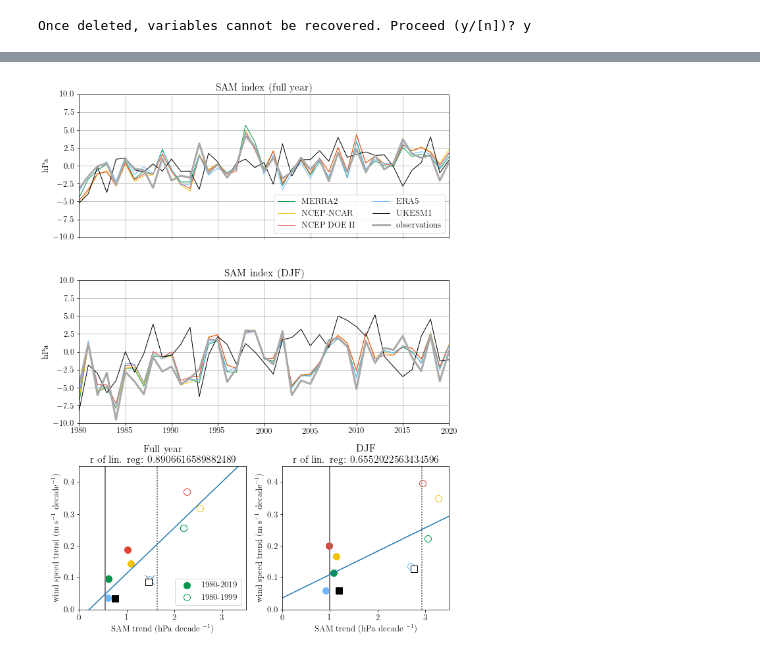
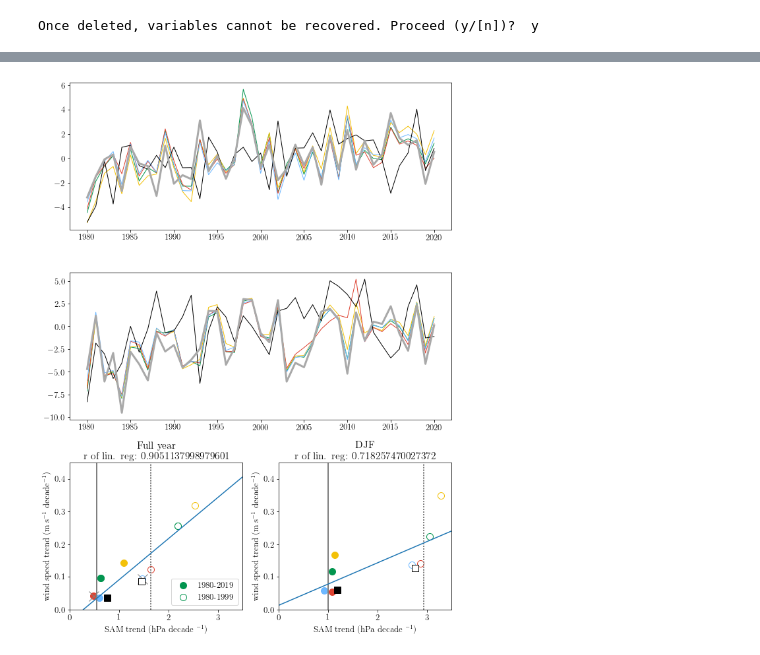
Before and after one commit to tjarnikova/windEval, a Jupyter notebook: plottingCode/Fig-SAM.ipynb, the cells around one changed output, grey strips where cells are left out. Drawn from its saved outputs; the diff is of its cells as text; code cells hidden in the pictures.

```diff
--- a/plottingCode/Fig-SAM.ipynb
+++ b/plottingCode/Fig-SAM.ipynb
@@ -504,7 +303,9 @@ fact = 1.1
 fig, axs = plt.subplots(1,2, figsize=(8*fact, 4*fact), facecolor='w', edgecolor='k')
 axs = axs.ravel()
 
-prods = ['MERRA','NCEP-NCAR','NCEP-DOE','ERA5','UKESM']#,'obs']
+
+prods = ['MERRA','NCEP-NCAR','JRA3Q','ERA5','UKESM']#,'obs']
+labs = ['MERRA','NCEP-NCAR','JRA','ERA5','UKESM']
 xa = np.arange(1,6,1)
 
 for i in range(0,5):
@@ -521,8 +322,8 @@ for i in range(0,5):
         mkz = 's'; ms = 10
 
 
-    axs[0].plot(x, y, color = cd.prod[prods[i]]['col'], \
-                marker = mkz, markersize = ms, markeredgecolor = cd.prod[prods[i]]['col'])
+    axs[0].plot(x, y, color = cd.prod[labs[i]]['col'], \
+                marker = mkz, markersize = ms, markeredgecolor = cd.prod[labs[i]]['col'])
     if ((xs > 0.05) | (ys > 0.05)):
         axs[0].plot(x, y, color = 'w', \
                 marker = 'x', markersize = 15, markeredgecolor = 'grey')
@@ -544,7 +345,7 @@ for i in range(0,5):
         mkz = 's'; ms = 10
 
     axs[0].plot(x, y, color = 'w', \
-                marker = mkz, markersize = ms, markeredgecolor = cd.prod[prods[i]]['col'])
+                marker = mkz, markersize = ms, markeredgecolor = cd.prod[labs[i]]['col'])
 
     if ((xs > 0.05) | (ys > 0.05)):
         axs[0].plot(x, y, color = 'w', \
@@ -567,8 +368,8 @@ for i in range(0,5):
         mkz = 's'; ms = 10
 
 
-    axs[1].plot(x, y, color = cd.prod[prods[i]]['col'], \
-                marker = mkz, markersize = ms, markeredgecolor = cd.prod[prods[i]]['col'])
+    axs[1].plot(x, y, color = cd.prod[labs[i]]['col'], \
+                marker = mkz, markersize = ms, markeredgecolor = cd.prod[labs[i]]['col'])
     if ((xs > 0.05) | (ys > 0.05)):
         axs[1].plot(x, y, color = 'w', \
                 marker = 'x', markersize = 15, markeredgecolor = 'grey')
@@ -590,7 +391,7 @@ for i in range(0,5):
         mkz = 's'; ms = 10
 
     axs[1].plot(x, y, color = 'w', \
-                marker = mkz, markersize = ms, markeredgecolor = cd.prod[prods[i]]['col'])
+                marker = mkz, markersize = ms, markeredgecolor = cd.prod[labs[i]]['col'])
 
     if ((xs > 0.05) | (ys > 0.05)):
         axs[1].plot(x, y, color = 'w', \
@@ -633,9 +435,9 @@ ERA5, sam sig 0.0547525283871871 wind sig 0.0443261698527855
 # %%
 fact = 1.2
+
 # Create a figure and define the gridspec layout
 fig = plt.figure(figsize=(7.5*fact, 10*fact))  # Adjust figure size as needed
-gs = gridspec.GridSpec(3, 2,)
-
+gs = fig.add_gridspec(3, 2)
 # Left two subplots with a 1.6:1 aspect ratio
 ax1 = fig.add_subplot(gs[0, :])  # Top-left
 ax2 = fig.add_subplot(gs[1, :])  # Bottom-left
@@ -648,10 +450,12 @@ ax4 = fig.add_subplot(gs[2, 1])  # Bottom-right
 ########
 axs = axs.ravel()
 
-prods = ['MERRA','NCEP-NCAR','NCEP-DOE','ERA5','UKESM']#,'obs']
+prods = ['MERRA','NCEP-NCAR','JRA3Q','ERA5','UKESM']#,'obs']
 xa = np.arange(1,6,1)
 
 for i in range(0,5):
+
+
     x = SAM_trend.at['full year', f'{prods[i]}']
     xs = SAM_sig.at['full year', f'{prods[i]}']
 
@@ -663,10 +467,13 @@ for i in range(0,5):
         mkz = '*'; ms = 20
     if prods[i] == 'UKESM':
         mkz = 's'; ms = 10
+    if prods[i] == 'JRA3Q':
+        lab = 'JRA'
+    else:
+        lab = prods[i]
 
-
-    ax3.plot(x, y, color = cd.prod[prods[i]]['col'], \
-                marker = mkz, markersize = ms, markeredgecolor = cd.prod[prods[i]]['col'])
+    ax3.plot(x, y, color = cd.prod[lab]['col'], \
+                marker = mkz, markersize = ms, markeredgecolor = cd.prod[lab]['col'])
     if ((xs > 0.05) | (ys > 0.05)):
         ax3.plot(x, y, color = 'w', \
                 marker = 'x', markersize = 15, markeredgecolor = 'grey')
@@ -674,7 +481,7 @@ for i in range(0,5):
 
     if prods[i] == 'MERRA':
         ax3.plot(x, y, color = cd.prod[prods[i]]['col'], \
-                marker = mkz, markersize = ms, markeredgecolor = cd.prod[prods[i]]['col'], label = '1980-2019', linewidth = 0)
+                marker = mkz, markersize = ms, markeredgecolor = cd.prod[lab]['col'], label = '1980-2019', linewidth = 0)
 
     #####
 
@@ -691,11 +498,11 @@ for i in range(0,5):
         mkz = 's'; ms = 10
 
     ax3.plot(x, y, color = 'w', \
-                marker = mkz, markersize = ms, markeredgecolor = cd.prod[prods[i]]['col'])
+                marker = mkz, markersize = ms, markeredgecolor = cd.prod[lab]['col'])
 
     if prods[i] == 'MERRA':
         ax3.plot(x, y, color = 'w', \
-                marker = mkz, markersize = ms, markeredgecolor = cd.prod[prods[i]]['col'], label = '1980-1999')
+                marker = mkz, markersize = ms, markeredgecolor = cd.prod[lab]['col'], label = '1980-1999')
 
 
     if ((xs > 0.05) | (ys > 0.05)):
@@ -717,9 +524,13 @@ for i in range(0,5):
         mkz = '*'; ms = 20
     if prods[i] == 'UKESM':
         mkz = 's'; ms = 10
+    if prods[i] == 'JRA3Q':
+        lab = 'JRA'
+    else:
+        lab = prods[i]
 
-    ax4.plot(x, y, color = cd.prod[prods[i]]['col'], \
-                marker = mkz, markersize = ms, markeredgecolor = cd.prod[prods[i]]['col'])
+    ax4.plot(x, y, color = cd.prod[lab]['col'], \
+                marker = mkz, markersize = ms, markeredgecolor = cd.prod[lab]['col'])
 
 
 
@@ -744,7 +555,7 @@ for i in range(0,5):
         mkz = 's'; ms = 10
 
     ax4.plot(x, y, color = 'w', \
-                marker = mkz, markersize = ms, markeredgecolor = cd.prod[prods[i]]['col'])
+                marker = mkz, markersize = ms, markeredgecolor = cd.prod[lab]['col'])
 
     if ((xs > 0.05) | (ys > 0.05)):
         ax4.plot(x, y, color = 'w', \
@@ -782,12 +593,16 @@ ax4.set_title(f'DJF \n r of lin. reg: {r_valueDJF}')
 ax3.legend()
 
 #
-prods = ['MERRA','NCEP-NCAR','NCEP-DOE','ERA5','UKESM','obs']
+prods = ['MERRA','NCEP-NCAR','JRA','ERA5','UKESM','obs']
 
 
 for prod in prods:
 
 
+    if prod == 'JRA3Q':
+        lab = 'JRA'
+    else:
+        lab = prod
 
     mkz = 'o'; ms = 10; lw = 1
     if prod == 'obs':
@@ -798,49 +613,19 @@ for prod in prods:
     w = xr.open_dataset(f'/gpfs/data/greenocean2/software/products/windsFromComponents/SAM/{prod}/SAM.nc')
     wmn = w.resample(time='Y').mean()
     wmn2 = w.groupby('time.year').mean()
-    ax1.plot(wmn2.year,wmn.SAM, color = cd.prod[prod]['col'], label = cd.prod[prod]['fnam'], linewidth = lw)
-
-#     wy = w.SAM.sel(time=slice(f'1980-01-01', f'1999-12-31')).resample(time='Y').mean().values
-#     wym = np.mean(wy)
-#     mk_slope, mk_p, lin_slope, lin_p = give_trends(wy)
-#     if prod == 'obs':
-#         ax3.plot(wym, lin_slope, color ='w', marker = mkz, \
-#                  markersize = ms, markeredgecolor = cd.prod[prod]['col'], label = '1980-2000', linestyle = None)
-#     ax3.plot(wym, lin_slope, color ='w', marker = mkz, \
-#          markersize = ms, markeredgecolor = cd.prod[prod]['col'])
-
-#     wy = w.SAM.sel(time=slice(f'1980-01-01', f'2019-12-31')).resample(time='Y').mean().values
-#     wym = np.mean(wy)
-#     mk_slope, mk_p, lin_slope, lin_p = give_trends(wy)
-#     if prod == 'obs':
-#         ax3.plot(wym, lin_slope, color =cd.prod[prod]['col'], marker = mkz, markersize = ms,\
-#                  markeredgecolor = cd.prod[prod]['col'], label = '1980-2020', linewidth = 0)
-#     ax3.plot(wym, lin_slope, color =cd.prod[prod]['col'], marker = mkz, markersize = ms, markeredgecolor = cd.prod[prod]['col'])
+    ax1.plot(wmn2.year,wmn.SAM, color = cd.prod[lab]['col'], label = cd.prod[lab]['fnam'], linewidth = lw)
 
 ## FY
     w = xr.open_dataset(f'/gpfs/data/greenocean2/software/products/windsFromComponents/SAM/{prod}/SAM.nc')
     wmn = w.sel(time=(w['time.season'] == 'DJF')).resample(time='Y').mean()
-    ax2.plot(wmn2.year,wmn.SAM, color = cd.prod[prod]['col'], label = cd.prod[prod]['fnam'], linewidth = lw)
+    ax2.plot(wmn2.year,wmn.SAM, color = cd.prod[lab]['col'], label = cd.prod[lab]['fnam'], linewidth = lw)
 
     wy = w.SAM.sel(time=(w['time.season'] == 'DJF')).sel(time=slice(f'1980-01-01', f'1999-12-31')).resample(time='Y').mean().values
     wym = np.mean(wy)
     mk_slope, mk_p, lin_slope, lin_p = give_trends(wy)
 
-ax2.set_title('SAM index (DJF)')
-ax1.set_title('SAM index (full year)')
-ax1.grid()
-ax1.legend(loc = 'best', ncol = 2)
-ax2.grid()
-ax1.set_ylabel('hPa')
-ax2.set_ylabel('hPa')
-ax1.set_xticklabels([])
-ax1.tick_params(axis='x', length=1, width=1)
-ax1.set_xlim([1980,2020])
-ax2.set_xlim([1980,2020])
-ax1.set_ylim([-10,10])
-ax2.set_ylim([-10,10])
 
 plt.tight_layout()
 
-fig.savefig('./plts/Fig-SAM.jpg', dpi = 300, bbox_inches='tight')
+#fig.savefig('./plts/Fig-SAM.jpg', dpi = 300, bbox_inches='tight')
 # %% [output]
@@ -847,2 +633,2 @@ fig.savefig('./plts/Fig-SAM.jpg', dpi = 300, bbox_inches='tight')
 ERA5, sam sig 0.0547525283871871 wind sig 0.0443261698527855
-[figure, old version]
+[figure, new version]
```
Also changed, not shown: parts of 33 cells of this notebook.
